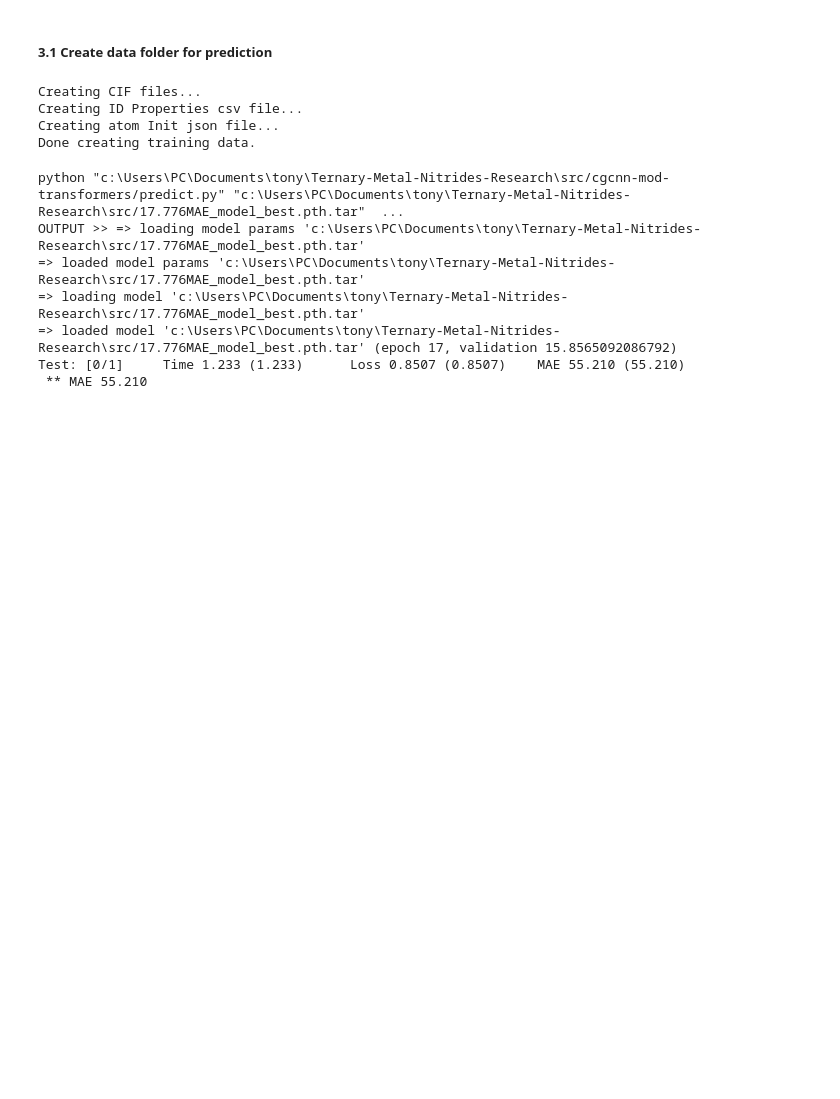
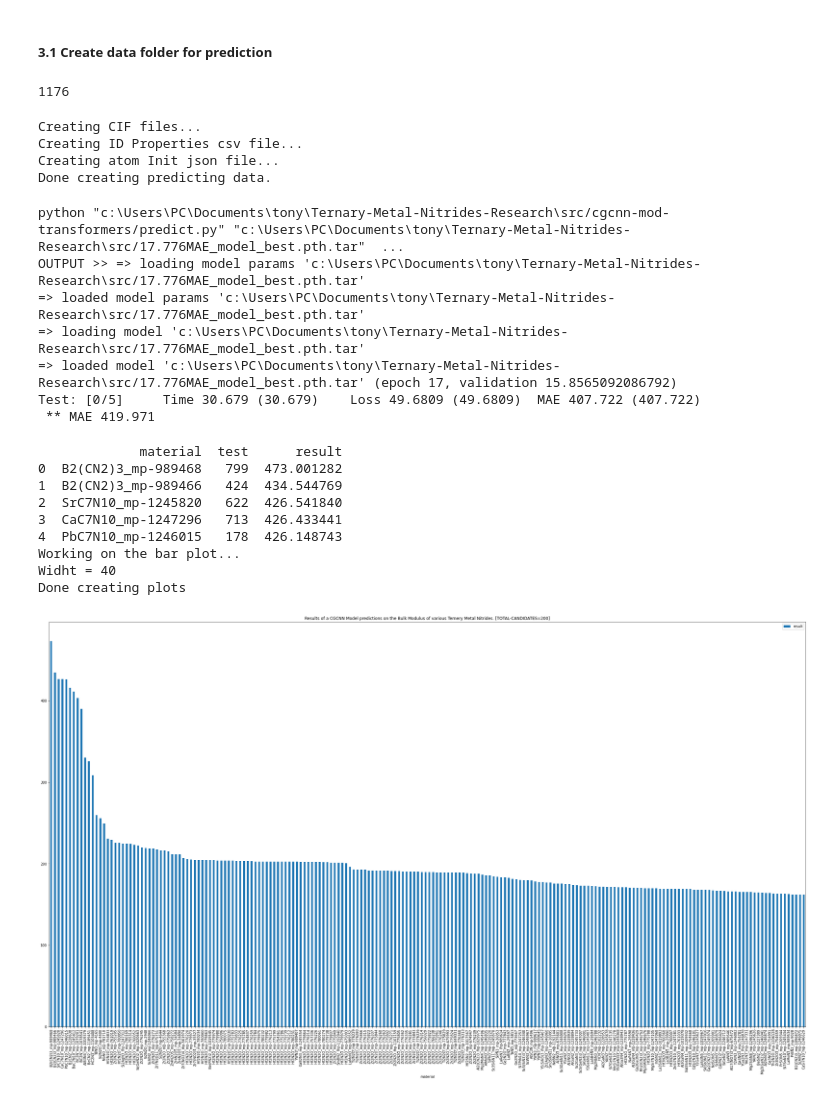
Before and after one commit to ayieko168/Ternary-Metal-Nitrides-Research, a Jupyter notebook: src/transformer_trial3.ipynb, the cells around one changed output. Cells and saved outputs as stored; diff of their text form; code cells hidden in the pictures; blank space fills up the shorter version.

```diff
--- a/src/transformer_trial3.ipynb
+++ b/src/transformer_trial3.ipynb
@@ -198,6 +198,22 @@ Done creating plots
 ### Step 3: Test my model with materials having calculated elastic properties
 # %% [markdown]
 ##### 3.1 Create data folder for prediction
+# %%
+count = 0
+for i in CANDIDATES_WITHOUT:
+
+    ## Filter through only metal nitrides
+    if i['band_gap'] < 1:
+        continue
+
+    if 'N' not in i['elements']:
+        continue
+
+    count += 1
+
+print(count)
+# %% [output]
+1176
 # %%
 ID_PROPS_DATA = []
 
@@ -206,10 +222,17 @@ ID_PROPS_DATA = []
 ## Create CIF files for materials without elastic props
 print(f"Creating CIF files...")
 _CANDIDATES_WITHOUT = random.choices(CANDIDATES_WITHOUT, k=20)
-for i in _CANDIDATES_WITHOUT:
+for i in CANDIDATES_WITHOUT:
+
+    ## Filter through only metal nitrides
+    if i['band_gap'] < 1:
+        continue
+
+    if 'N' not in i['elements']:
+        continue
 
     mat_name = f"{i['pretty_formula']}_{i['material_id']}"
-    bulk_modulus = random.randint(1, 99)
+    bulk_modulus = random.randint(1, 999)
 
     with open(os.path.join(ROOT_DIR, f"src/data_predict/{mat_name}.cif"), 'w') as fo:
         fo.write(i['cif'])
@@ -230,12 +253,12 @@ with open(os.path.join(ROOT_DIR, f"atom_init.json"), 'r') as fr:
     with open(os.path.join(ROOT_DIR, "src/data_predict/atom_init.json"), 'w') as fw:
         json.dump(json.load(fr), fw, indent=2)
 
-print(f"Done creating training data.")
+print(f"Done creating predicting data.")
 # %% [output]
 Creating CIF files...
 Creating ID Properties csv file...
 Creating atom Init json file...
-Done creating training data.
+Done creating predicting data.
 # %%
 
 main_file = os.path.join(ROOT_DIR, "src/cgcnn-mod-transformers/main.py")
@@ -256,12 +279,42 @@ process = subprocess.Popen(cmd, shell=True, stdout=subprocess.PIPE, stderr=subpr
 
 out, err = process.communicate()
 print(f"OUTPUT >> {out.decode('utf-8')}")
-print(f"ERROR >> {err.decode('utf-8')}")
+print(f"ERRORS >> {err.decode('utf-8')}")
 # %% [output]
 python "c:\Users\PC\Documents\tony\Ternary-Metal-Nitrides-Research\src/cgcnn-mod-transformers/predict.py" "c:\Users\PC\Documents\tony\Ternary-Metal-Nitrides-Research\src/17.776MAE_model_best.pth.tar"  ...
 OUTPUT >> => loading model params 'c:\Users\PC\Documents\tony\Ternary-Metal-Nitrides-Research\src/17.776MAE_model_best.pth.tar'
 => loaded model params 'c:\Users\PC\Documents\tony\Ternary-Metal-Nitrides-Research\src/17.776MAE_model_best.pth.tar'
 => loading model 'c:\Users\PC\Documents\tony\Ternary-Metal-Nitrides-Research\src/17.776MAE_model_best.pth.tar'
 => loaded model 'c:\Users\PC\Documents\tony\Ternary-Metal-Nitrides-Research\src/17.776MAE_model_best.pth.tar' (epoch 17, validation 15.8565092086792)
-Test: [0/1]     Time 1.233 (1.233)      Loss 0.8507 (0.8507)    MAE 55.210 (55.210)
- ** MAE 55.210
+Test: [0/5]     Time 30.679 (30.679)    Loss 49.6809 (49.6809)  MAE 407.722 (407.722)
+ ** MAE 419.971
+# %%
+result_file = os.path.join(ROOT_DIR, "src/predict_results.csv")
+
+df = pd.read_csv(result_file)
+
+df = df[:200]
+
+df.dropna(subset=['material'], inplace=True)
+
+print(df.head())
+
+print(f"Working on the bar plot...")
+width = int((df.shape[0] * 1) / 5)
+print(f"Widht = {width}")
+df.plot(x="material", y="result", kind='bar', figsize=(width, 22),
+        title=f"Results of a CGCNN Model predictions on the Bulk Modulus of various Ternery Metal Nitrides. [TOTAL-CANDIDATES={df.shape[0]}]",
+        )
+
+print("Done creating plots")
+# %% [output]
+             material  test      result
+0  B2(CN2)3_mp-989468   799  473.001282
+1  B2(CN2)3_mp-989466   424  434.544769
+2  SrC7N10_mp-1245820   622  426.541840
+3  CaC7N10_mp-1247296   713  426.433441
+4  PbC7N10_mp-1246015   178  426.148743
+Working on the bar plot...
+Widht = 40
+Done creating plots
+[figure, added]
```
Also changed, not shown: 4 other files.
